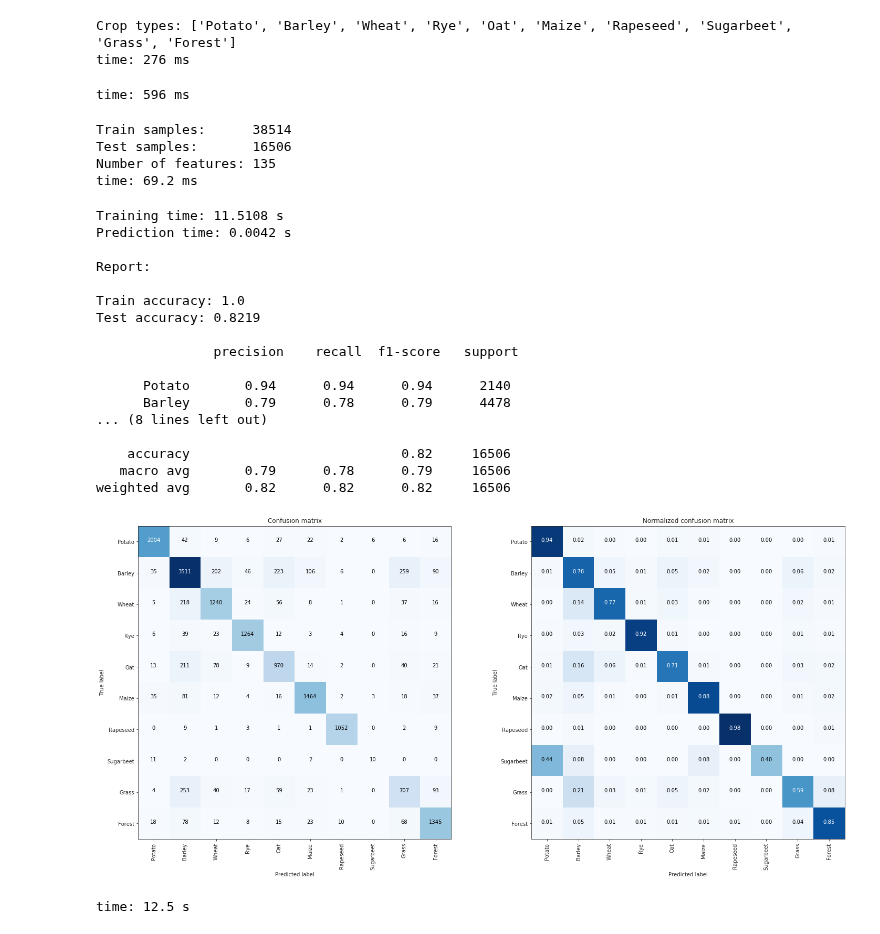
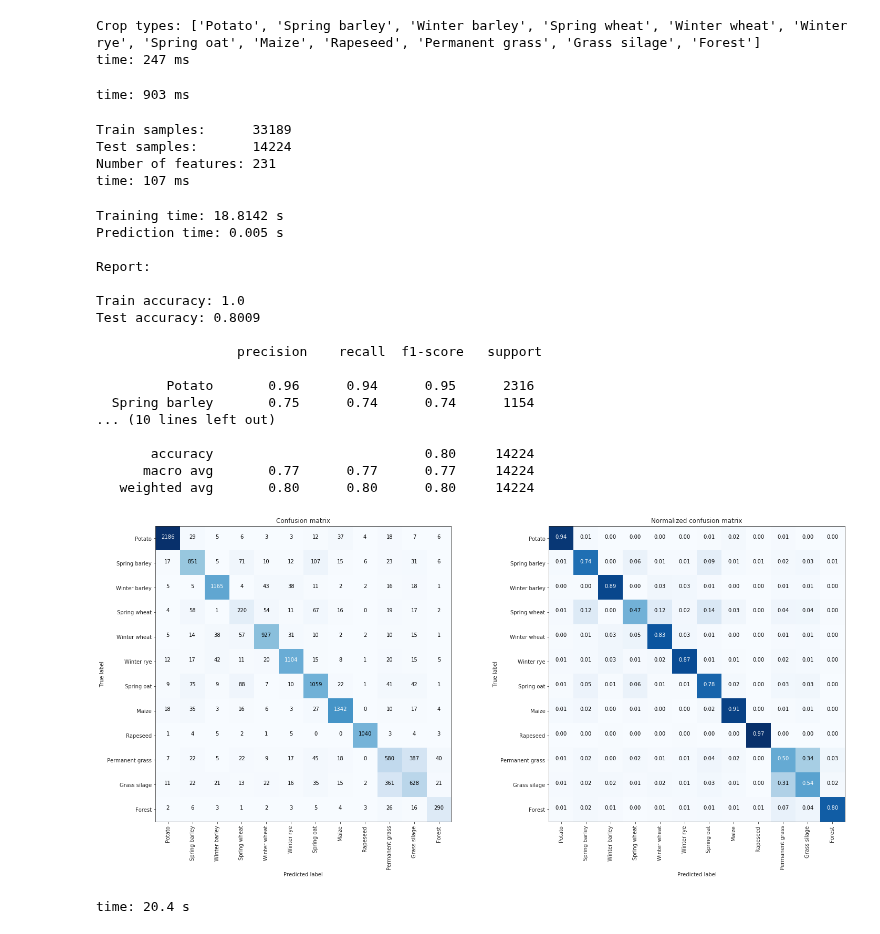
Before and after one commit to JacobJeppesen/PublicSectorConsultancy, a Jupyter notebook: potato_nematode_predictor/notebooks/03_TrainClassifiers.ipynb, the cells around one changed output. Drawn from its saved outputs; the diff is of its cells as text; code cells hidden in the pictures.

```diff
--- a/potato_nematode_predictor/notebooks/03_TrainClassifiers.ipynb
+++ b/potato_nematode_predictor/notebooks/03_TrainClassifiers.ipynb
@@ -95,7 +89,7 @@ time: 11.6 s
 # Create the df format to be used by scikit-learn
 for i, polarization in enumerate(['VV', 'VH', 'VV-VH']):
     df_polarization = get_df(polygons_year=2019,
-                             satellite_dates=slice('2019-01-01', '2019-10-01'),
+                             satellite_dates=slice('2018-01-01', '2019-12-31'),
                              fields='all',
                              satellite='all',
                              polarization=polarization,
@@ -154,8 +148,8 @@ for key, value in mapping_dict.items():
     df_sklearn_remapped.loc[df_sklearn_remapped['Crop type'] == key, 'Label ID'] = value
 print(f"Crop types: {class_names}")
 # %% [output]
-Crop types: ['Potato', 'Barley', 'Wheat', 'Rye', 'Oat', 'Maize', 'Rapeseed', 'Sugarbeet', 'Grass', 'Forest']
-time: 276 ms
+Crop types: ['Potato', 'Spring barley', 'Winter barley', 'Spring wheat', 'Winter wheat', 'Winter rye', 'Spring oat', 'Maize', 'Rapeseed', 'Permanent grass', 'Grass silage', 'Forest']
+time: 247 ms
 # %%
 array = df_sklearn_remapped.values
 
@@ -165,7 +159,7 @@ X = np.float32(array[:,5:])  # The features
 # Define the target (dependent) variable as labels.
 y = np.int8(array[:,4])  # The column 'afgkode'
 # %% [output]
-time: 596 ms
+time: 903 ms
 # %%
 # Create a train/test split using 30% test size.
 X_train, X_test, y_train, y_test = train_test_split(X, y, test_size=0.3, random_state=RANDOM_SEED)
@@ -174,36 +168,36 @@ print(f"Train samples:      {len(y_train)}")
 print(f"Test samples:       {len(y_test)}")
 print(f"Number of features: {len(X[0,:])}")
 # %% [output]
-Train samples:      38514
-Test samples:       16506
-Number of features: 135
-time: 69.2 ms
+Train samples:      33189
+Test samples:       14224
+Number of features: 231
+time: 107 ms
 # %%
 from sklearn.tree import DecisionTreeClassifier
 
 # Instantiate and evaluate classifier
 clf = DecisionTreeClassifier()
-clf_trained, _ = evaluate_classifier(clf, X_train, X_test, y_train, y_test, class_names, feature_scale=False)
+clf_trained, _, _, _ = evaluate_classifier(clf, X_train, X_test, y_train, y_test, class_names, feature_scale=False)
 # %% [output]
-Training time: 11.5108 s
-Prediction time: 0.0042 s
+Training time: 18.8142 s
+Prediction time: 0.005 s
 
 Report:
 
 Train accuracy: 1.0
-Test accuracy: 0.8219
+Test accuracy: 0.8009
 
-               precision    recall  f1-score   support
+                  precision    recall  f1-score   support
 
-      Potato       0.94      0.94      0.94      2140
-      Barley       0.79      0.78      0.79      4478
-... (8 lines left out)
+         Potato       0.96      0.94      0.95      2316
+  Spring barley       0.75      0.74      0.74      1154
+... (10 lines left out)
 
-    accuracy                           0.82     16506
-   macro avg       0.79      0.78      0.79     16506
-weighted avg       0.82      0.82      0.82     16506
+       accuracy                           0.80     14224
+      macro avg       0.77      0.77      0.77     14224
+   weighted avg       0.80      0.80      0.80     14224
-[figure, old version]
+[figure, new version]
-time: 12.5 s
+time: 20.4 s
 # %%
 from sklearn.linear_model import LogisticRegression
 
```
Also changed, not shown: parts of 19 cells of this notebook, 5 other files.
